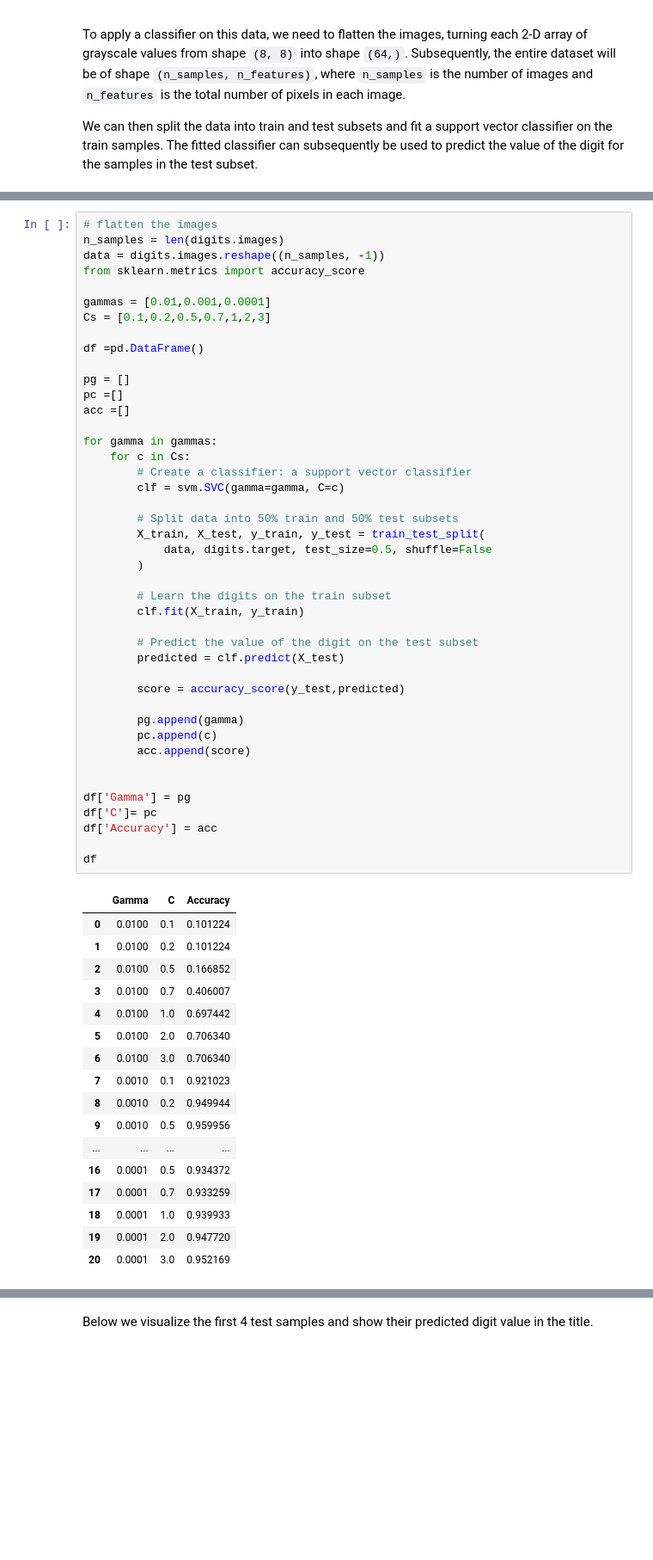
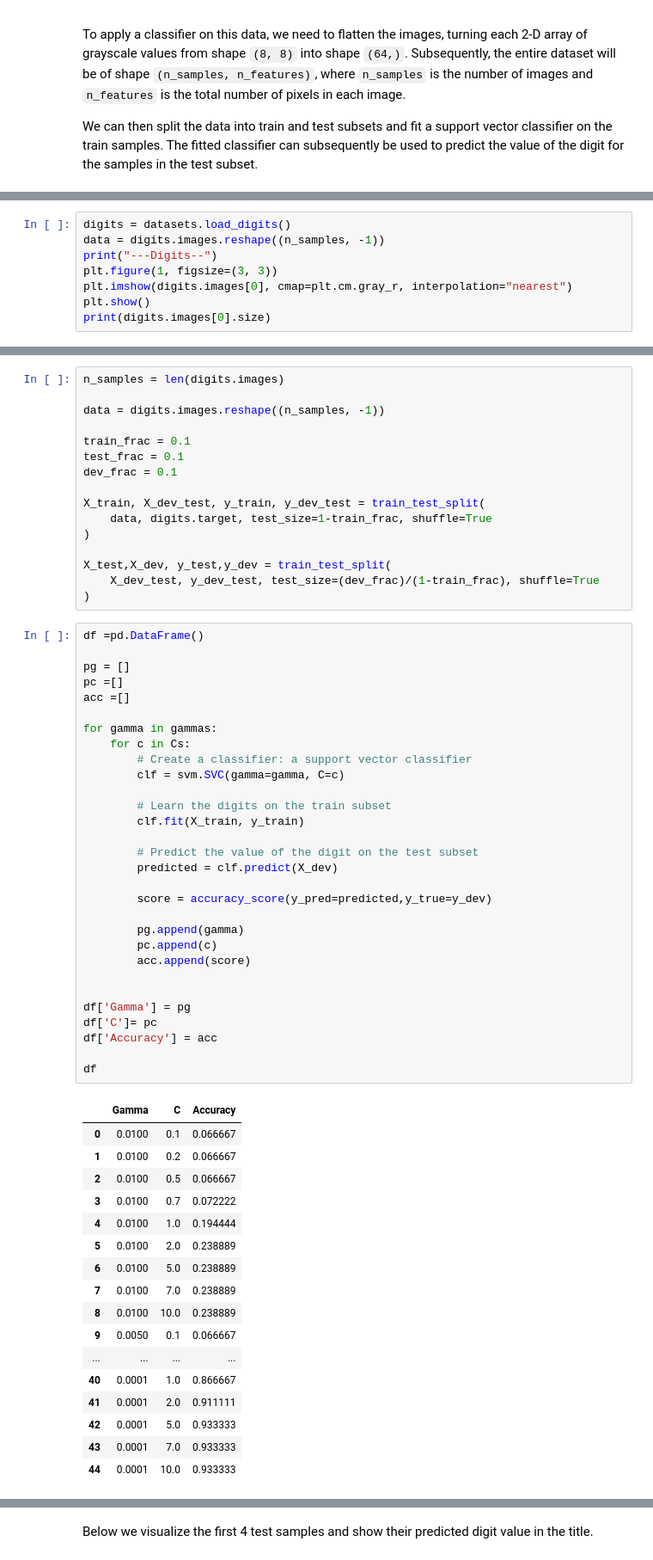
Before and after one commit to DRGeetaChhabra/rep1, a Jupyter notebook: classification.ipynb, the cells around one changed output, grey strips where cells are left out. Shown at 86% size. Saved outputs shown, nothing was run; the diff lists cells and outputs as text; blank space fills up the shorter version.

```diff
--- a/classification.ipynb
+++ b/classification.ipynb
@@ -55,0 +68,8 @@ in the test subset.
+# %%
+digits = datasets.load_digits()
+data = digits.images.reshape((n_samples, -1))
+print("---Digits--")
+plt.figure(1, figsize=(3, 3))
+plt.imshow(digits.images[0], cmap=plt.cm.gray_r, interpolation="nearest")
+plt.show()
+print(digits.images[0].size)
@@ -56,61 +89,64 @@ in the test subset.
+# %%
+n_samples = len(digits.images)
+
+data = digits.images.reshape((n_samples, -1))
+
+train_frac = 0.1
+test_frac = 0.1
+dev_frac = 0.1
+
+X_train, X_dev_test, y_train, y_dev_test = train_test_split(
+    data, digits.target, test_size=1-train_frac, shuffle=True
+)
+
+X_test,X_dev, y_test,y_dev = train_test_split(
+    X_dev_test, y_dev_test, test_size=(dev_frac)/(1-train_frac), shuffle=True
+)
 # %%
-# flatten the images
-n_samples = len(digits.images)
-data = digits.images.reshape((n_samples, -1))
-from sklearn.metrics import accuracy_score
-
-gammas = [0.01,0.001,0.0001]
-Cs = [0.1,0.2,0.5,0.7,1,2,3]
-
 df =pd.DataFrame()
 
 pg = []
 pc =[]
 acc =[]
 
 for gamma in gammas:
     for c in Cs:
         # Create a classifier: a support vector classifier
         clf = svm.SVC(gamma=gamma, C=c)
 
-        # Split data into 50% train and 50% test subsets
-        X_train, X_test, y_train, y_test = train_test_split(
-            data, digits.target, test_size=0.5, shuffle=False
-        )
-
         # Learn the digits on the train subset
         clf.fit(X_train, y_train)
 
         # Predict the value of the digit on the test subset
-        predicted = clf.predict(X_test)
+        predicted = clf.predict(X_dev)
 
-        score = accuracy_score(y_test,predicted)
+        score = accuracy_score(y_pred=predicted,y_true=y_dev)
 
         pg.append(gamma)
         pc.append(c)
         acc.append(score)
 
 
 df['Gamma'] = pg
 df['C']= pc
 df['Accuracy'] = acc
 
 df
 # %% [output]
 |  | Gamma | C | Accuracy |
-| 0 | 0.0100 | 0.1 | 0.101224 |
-| 1 | 0.0100 | 0.2 | 0.101224 |
-| 2 | 0.0100 | 0.5 | 0.166852 |
-| 3 | 0.0100 | 0.7 | 0.406007 |
-| 4 | 0.0100 | 1.0 | 0.697442 |
-| 5 | 0.0100 | 2.0 | 0.706340 |
-| 6 | 0.0100 | 3.0 | 0.706340 |
-| 7 | 0.0010 | 0.1 | 0.921023 |
-| 8 | 0.0010 | 0.2 | 0.949944 |
-| 9 | 0.0010 | 0.5 | 0.959956 |
+| 0 | 0.0100 | 0.1 | 0.066667 |
+| 1 | 0.0100 | 0.2 | 0.066667 |
+| 2 | 0.0100 | 0.5 | 0.066667 |
+| 3 | 0.0100 | 0.7 | 0.072222 |
+| 4 | 0.0100 | 1.0 | 0.194444 |
+| 5 | 0.0100 | 2.0 | 0.238889 |
+| 6 | 0.0100 | 5.0 | 0.238889 |
+| 7 | 0.0100 | 7.0 | 0.238889 |
+| 8 | 0.0100 | 10.0 | 0.238889 |
+| 9 | 0.0050 | 0.1 | 0.066667 |
 | ... | ... | ... | ... |
-| 16 | 0.0001 | 0.5 | 0.934372 |
-| 17 | 0.0001 | 0.7 | 0.933259 |
-| 18 | 0.0001 | 1.0 | 0.939933 |
-| 19 | 0.0001 | 2.0 | 0.947720 |
-| 20 | 0.0001 | 3.0 | 0.952169 |
+| 40 | 0.0001 | 1.0 | 0.866667 |
+| 41 | 0.0001 | 2.0 | 0.911111 |
+| 42 | 0.0001 | 5.0 | 0.933333 |
+| 43 | 0.0001 | 7.0 | 0.933333 |
+| 44 | 0.0001 | 10.0 | 0.933333 |
```
Also changed, not shown: parts of 11 cells of this notebook, 1 other file.
